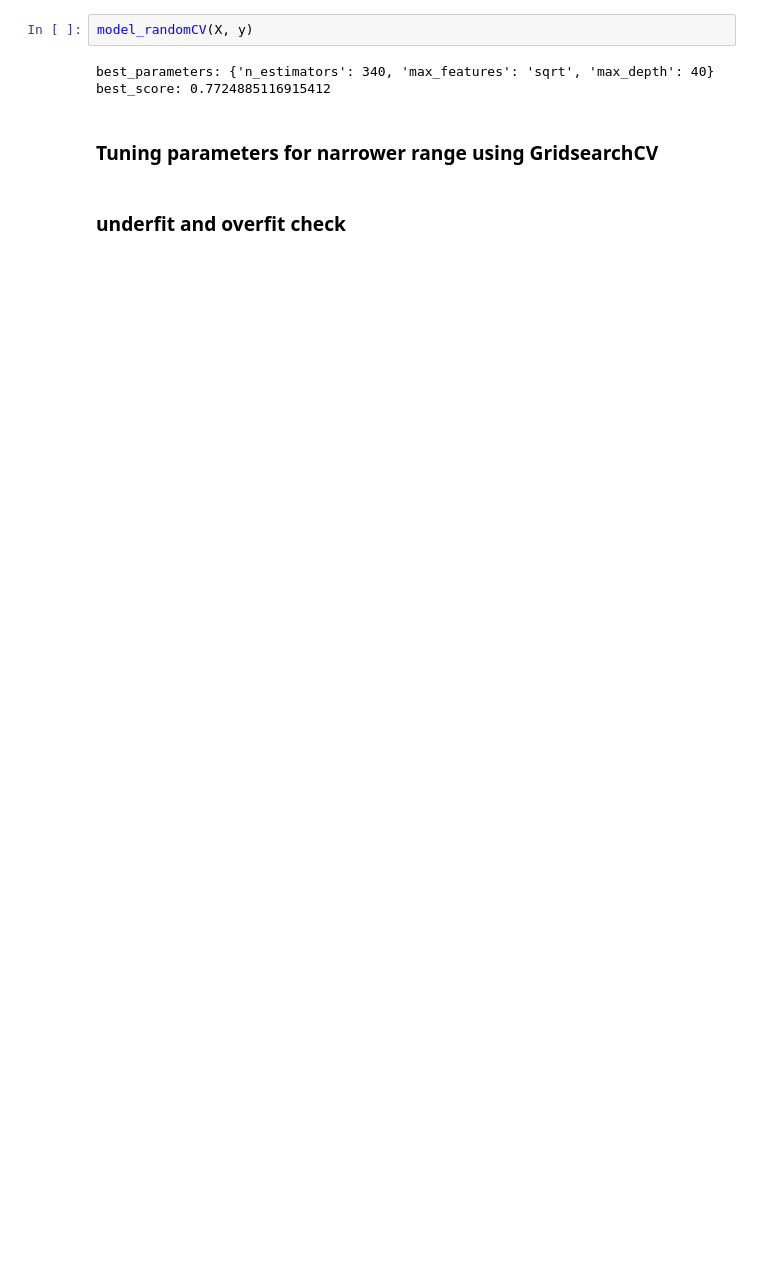
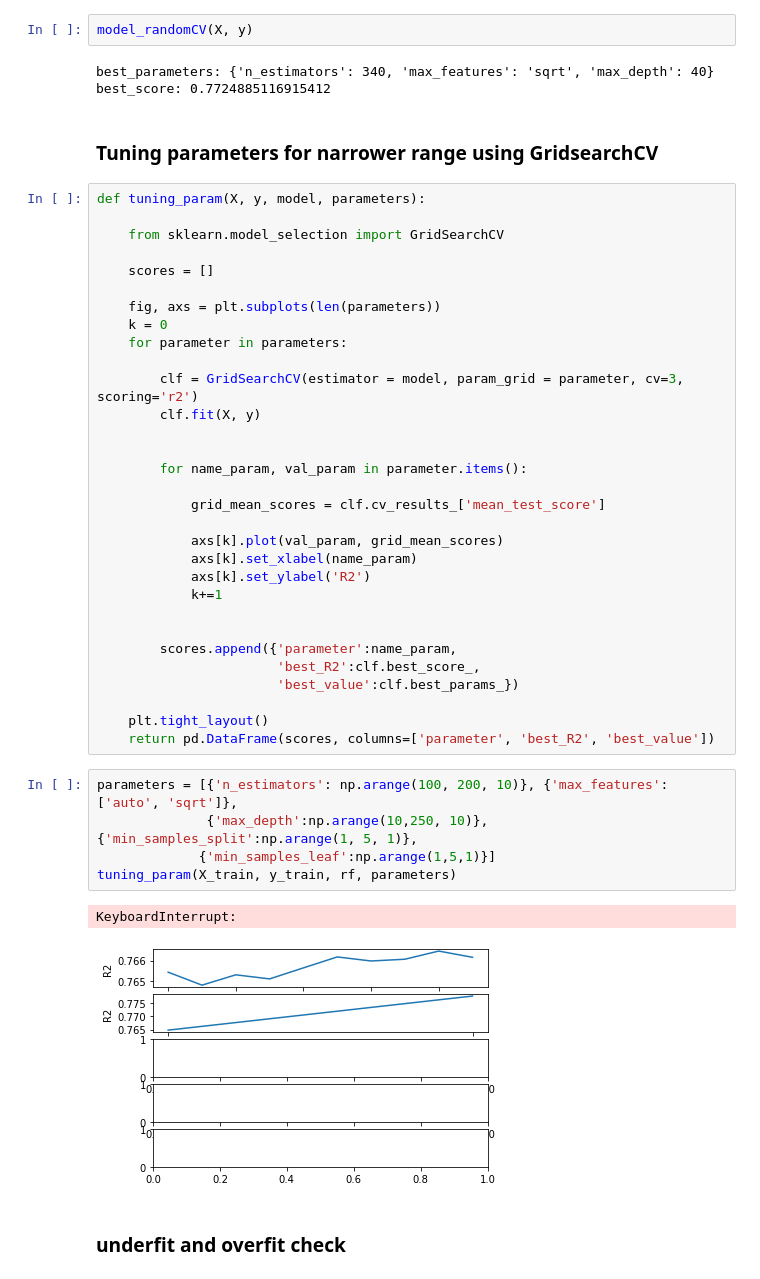
Before and after one commit to RodzanIskandar/Used_Craiglist_Car_Price_Prediction, a Jupyter notebook: machine learning model.ipynb, the cells around one changed output. Saved outputs shown, nothing was run; the diff lists cells and outputs as text; blank space fills up the shorter version.

Commit message:
Update ML model

```diff
--- a/machine learning model.ipynb
+++ b/machine learning model.ipynb
@@ -195,5 +212,44 @@ best_parameters: {'n_estimators': 340, 'max_features': 'sqrt', 'max_depth': 40}
 best_score: 0.7724885116915412
 # %% [markdown]
 ### Tuning parameters for narrower range using GridsearchCV
+# %%
+def tuning_param(X, y, model, parameters):
+
+    from sklearn.model_selection import GridSearchCV
+
+    scores = []
+
+    fig, axs = plt.subplots(len(parameters))
+    k = 0
+    for parameter in parameters:
+
+        clf = GridSearchCV(estimator = model, param_grid = parameter, cv=3, scoring='r2')
+        clf.fit(X, y)
+
+
+        for name_param, val_param in parameter.items():
+
+            grid_mean_scores = clf.cv_results_['mean_test_score']
+
+            axs[k].plot(val_param, grid_mean_scores)
+            axs[k].set_xlabel(name_param)
+            axs[k].set_ylabel('R2')
+            k+=1
+
+
+        scores.append({'parameter':name_param,
+                       'best_R2':clf.best_score_,
+                       'best_value':clf.best_params_})
+
+    plt.tight_layout()
+    return pd.DataFrame(scores, columns=['parameter', 'best_R2', 'best_value'])
+# %%
+parameters = [{'n_estimators': np.arange(100, 200, 10)}, {'max_features':['auto', 'sqrt']},
+              {'max_depth':np.arange(10,250, 10)}, {'min_samples_split':np.arange(1, 5, 1)},
+             {'min_samples_leaf':np.arange(1,5,1)}]
+tuning_param(X_train, y_train, rf, parameters)
+# %% [output]
+KeyboardInterrupt:
+[figure, added]
 # %% [markdown]
 ### underfit and overfit check
```
Also changed, not shown: parts of 16 cells of this notebook.
